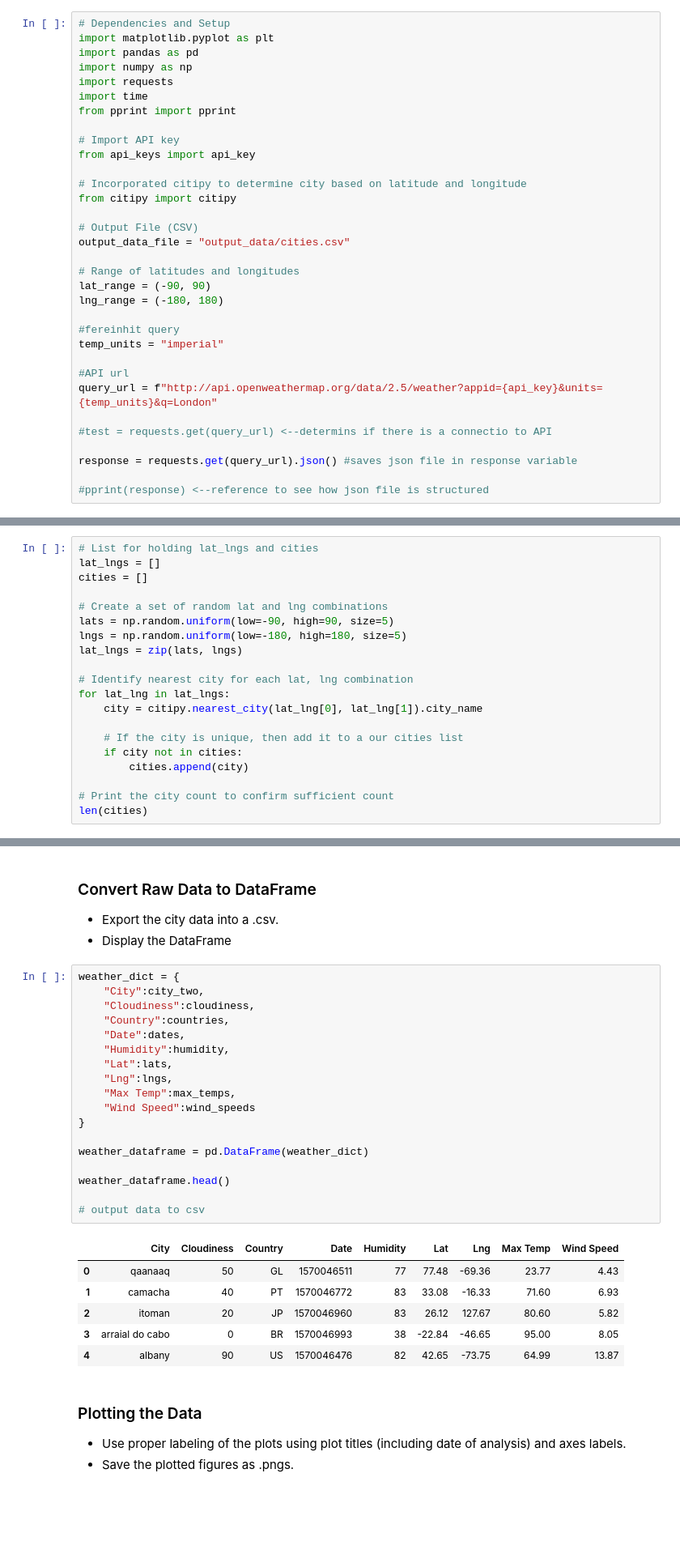
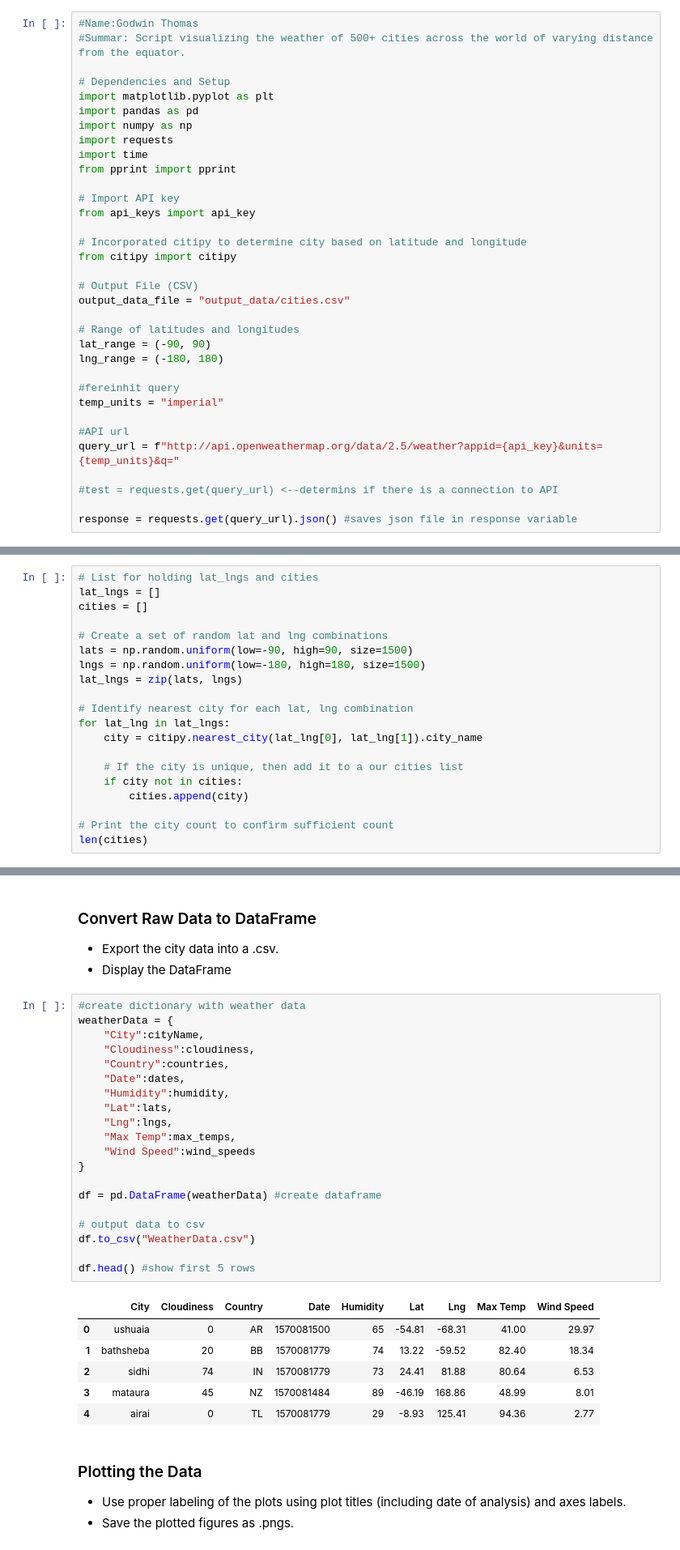
Before and after one commit to DevTom52/SMU_Assignments, a Jupyter notebook: Unit_06_API/WeatherPy/WeatherPy.ipynb, the cells around one changed output, grey strips where cells are left out. Shown at 81% size. Saved outputs shown, nothing was run; the diff lists cells and outputs as text; blank space fills up the shorter version.

```diff
--- a/Unit_06_API/WeatherPy/WeatherPy.ipynb
+++ b/Unit_06_API/WeatherPy/WeatherPy.ipynb
@@ -5,6 +5,9 @@
 #### Note
 * Instructions have been included for each segment. You do not have to follow them exactly, but they are included to help you think through the steps.
 # %%
+#Name:Godwin Thomas
+#Summar: Script visualizing the weather of 500+ cities across the world of varying distance from the equator.
+
 # Dependencies and Setup
 import matplotlib.pyplot as plt
 import pandas as pd
@@ -30,13 +33,11 @@ lng_range = (-180, 180)
 temp_units = "imperial"
 
 #API url
-query_url = f"http://api.openweathermap.org/data/2.5/weather?appid={api_key}&units={temp_units}&q=London"
+query_url = f"http://api.openweathermap.org/data/2.5/weather?appid={api_key}&units={temp_units}&q="
 
-#test = requests.get(query_url) <--determins if there is a connectio to API
+#test = requests.get(query_url) <--determins if there is a connection to API
 
 response = requests.get(query_url).json() #saves json file in response variable
-
-#pprint(response) <--reference to see how json file is structured
 # %% [markdown]
 ## Generate Cities List
 # %%
@@ -45,8 +46,8 @@ lat_lngs = []
 cities = []
 
 # Create a set of random lat and lng combinations
-lats = np.random.uniform(low=-90, high=90, size=5)
-lngs = np.random.uniform(low=-180, high=180, size=5)
+lats = np.random.uniform(low=-90, high=90, size=1500)
+lngs = np.random.uniform(low=-180, high=180, size=1500)
 lat_lngs = zip(lats, lngs)
 
 # Identify nearest city for each lat, lng combination
@@ -127,30 +143,32 @@ Data Retrieval Complete
 * Export the city data into a .csv.
 * Display the DataFrame
 # %%
-weather_dict = {
-    "City":city_two,
+#create dictionary with weather data
+weatherData = {
+    "City":cityName,
     "Cloudiness":cloudiness,
     "Country":countries,
     "Date":dates,
     "Humidity":humidity,
     "Lat":lats,
     "Lng":lngs,
     "Max Temp":max_temps,
     "Wind Speed":wind_speeds
 }
 
-weather_dataframe = pd.DataFrame(weather_dict)
-
-weather_dataframe.head()
+df = pd.DataFrame(weatherData) #create dataframe
 
 # output data to csv
+df.to_csv("WeatherData.csv")
+
+df.head() #show first 5 rows
 # %% [output]
 |  | City | Cloudiness | Country | Date | Humidity | Lat | Lng | Max Temp | Wind Speed |
-| 0 | qaanaaq | 50 | GL | 1570046511 | 77 | 77.48 | -69.36 | 23.77 | 4.43 |
-| 1 | camacha | 40 | PT | 1570046772 | 83 | 33.08 | -16.33 | 71.60 | 6.93 |
-| 2 | itoman | 20 | JP | 1570046960 | 83 | 26.12 | 127.67 | 80.60 | 5.82 |
-| 3 | arraial do cabo | 0 | BR | 1570046993 | 38 | -22.84 | -46.65 | 95.00 | 8.05 |
-| 4 | albany | 90 | US | 1570046476 | 82 | 42.65 | -73.75 | 64.99 | 13.87 |
+| 0 | ushuaia | 0 | AR | 1570081500 | 65 | -54.81 | -68.31 | 41.00 | 29.97 |
+| 1 | bathsheba | 20 | BB | 1570081779 | 74 | 13.22 | -59.52 | 82.40 | 18.34 |
+| 2 | sidhi | 74 | IN | 1570081779 | 73 | 24.41 | 81.88 | 80.64 | 6.53 |
+| 3 | mataura | 45 | NZ | 1570081484 | 89 | -46.19 | 168.86 | 48.99 | 8.01 |
+| 4 | airai | 0 | TL | 1570081779 | 29 | -8.93 | 125.41 | 94.36 | 2.77 |
 # %% [markdown]
 ### Plotting the Data
 * Use proper labeling of the plots using plot titles (including date of analysis) and axes labels.
```
Also changed, not shown: parts of 7 cells of this notebook.
